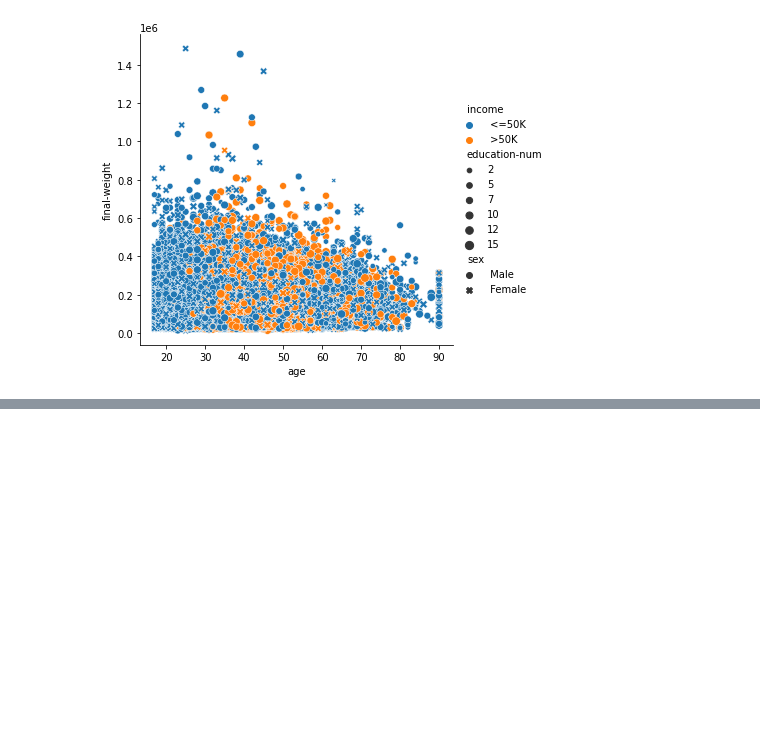
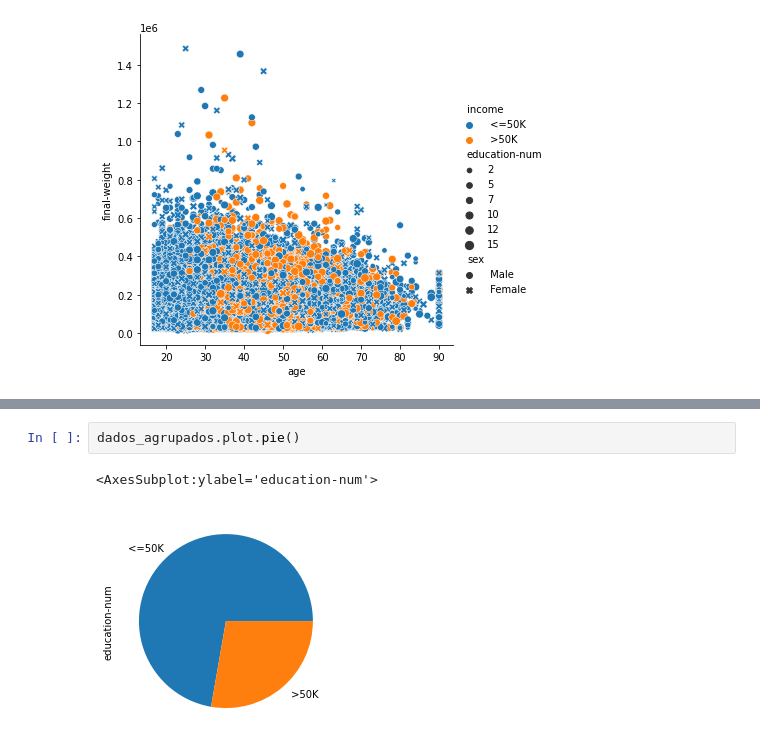
Before and after one commit to AlissonRaphael/statistics_for_data_science_and_machine_learning, a Jupyter notebook: 10_visualizacao/graficos.ipynb, the cells around one changed output, grey strips where cells are left out. Drawn from its saved outputs; the diff is of its cells as text; blank space fills up the shorter version.

```diff
--- a/10_visualizacao/graficos.ipynb
+++ b/10_visualizacao/graficos.ipynb
@@ -28,0 +49,5 @@ sns.relplot(x='age', y='final-weight', data=dataset,
+# %%
+dados_agrupados.plot.pie()
+# %% [output]
+<AxesSubplot:ylabel='education-num'>
+[figure, added]
```
Also changed, not shown: parts of 4 cells of this notebook.
